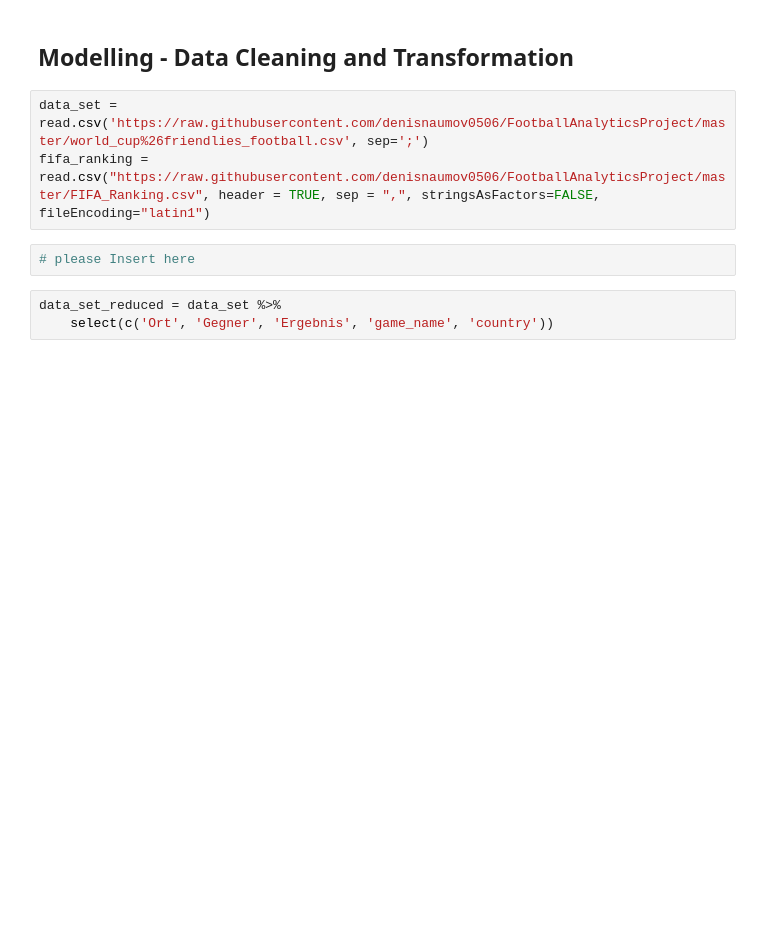
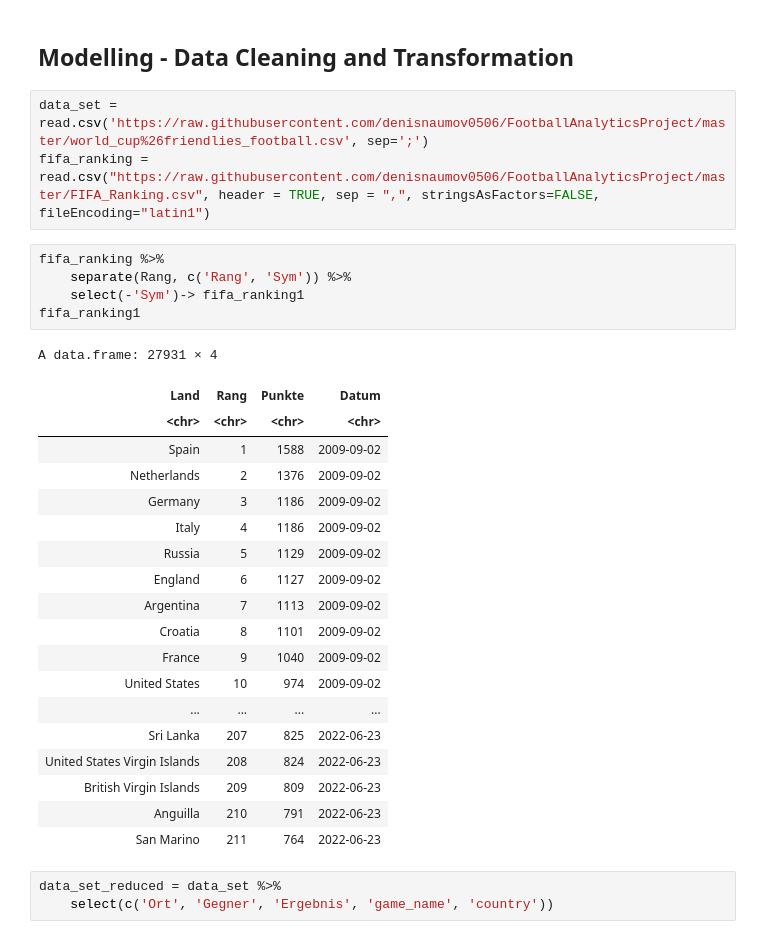
Before and after one commit to denisnaumov0506/FootballAnalyticsProject, a Jupyter notebook: football-world-cup-forecast-denis.ipynb, the cells around one changed output. Cells and saved outputs as stored; diff of their text form; blank space fills up the shorter version.

```diff
--- a/football-world-cup-forecast-denis.ipynb
+++ b/football-world-cup-forecast-denis.ipynb
@@ -697,8 +697,31 @@ write.csv2(complete_df, file='./football_em_qualification.csv', row.names = F)
 # %%
 data_set = read.csv('https://raw.githubusercontent.com/denisnaumov0506/FootballAnalyticsProject/master/world_cup%26friendlies_football.csv', sep=';')
 fifa_ranking = read.csv("https://raw.githubusercontent.com/denisnaumov0506/FootballAnalyticsProject/master/FIFA_Ranking.csv", header = TRUE, sep = ",", stringsAsFactors=FALSE, fileEncoding="latin1")
-# %%
-# please Insert here
+# %%
+fifa_ranking %>%
+    separate(Rang, c('Rang', 'Sym')) %>%
+    select(-'Sym')-> fifa_ranking1
+fifa_ranking1
+# %% [output]
+A data.frame: 27931 × 4
+| Land | Rang | Punkte | Datum |
+| <chr> | <chr> | <chr> | <chr> |
+| Spain | 1 | 1588 | 2009-09-02 |
+| Netherlands | 2 | 1376 | 2009-09-02 |
+| Germany | 3 | 1186 | 2009-09-02 |
+| Italy | 4 | 1186 | 2009-09-02 |
+| Russia | 5 | 1129 | 2009-09-02 |
+| England | 6 | 1127 | 2009-09-02 |
+| Argentina | 7 | 1113 | 2009-09-02 |
+| Croatia | 8 | 1101 | 2009-09-02 |
+| France | 9 | 1040 | 2009-09-02 |
+| United States | 10 | 974 | 2009-09-02 |
+| ... | ... | ... | ... |
+| Sri Lanka | 207 | 825 | 2022-06-23 |
+| United States Virgin Islands | 208 | 824 | 2022-06-23 |
+| British Virgin Islands | 209 | 809 | 2022-06-23 |
+| Anguilla | 210 | 791 | 2022-06-23 |
+| San Marino | 211 | 764 | 2022-06-23 |
 # %%
 data_set_reduced = data_set %>%
     select(c('Ort', 'Gegner', 'Ergebnis', 'game_name', 'country'))
```
